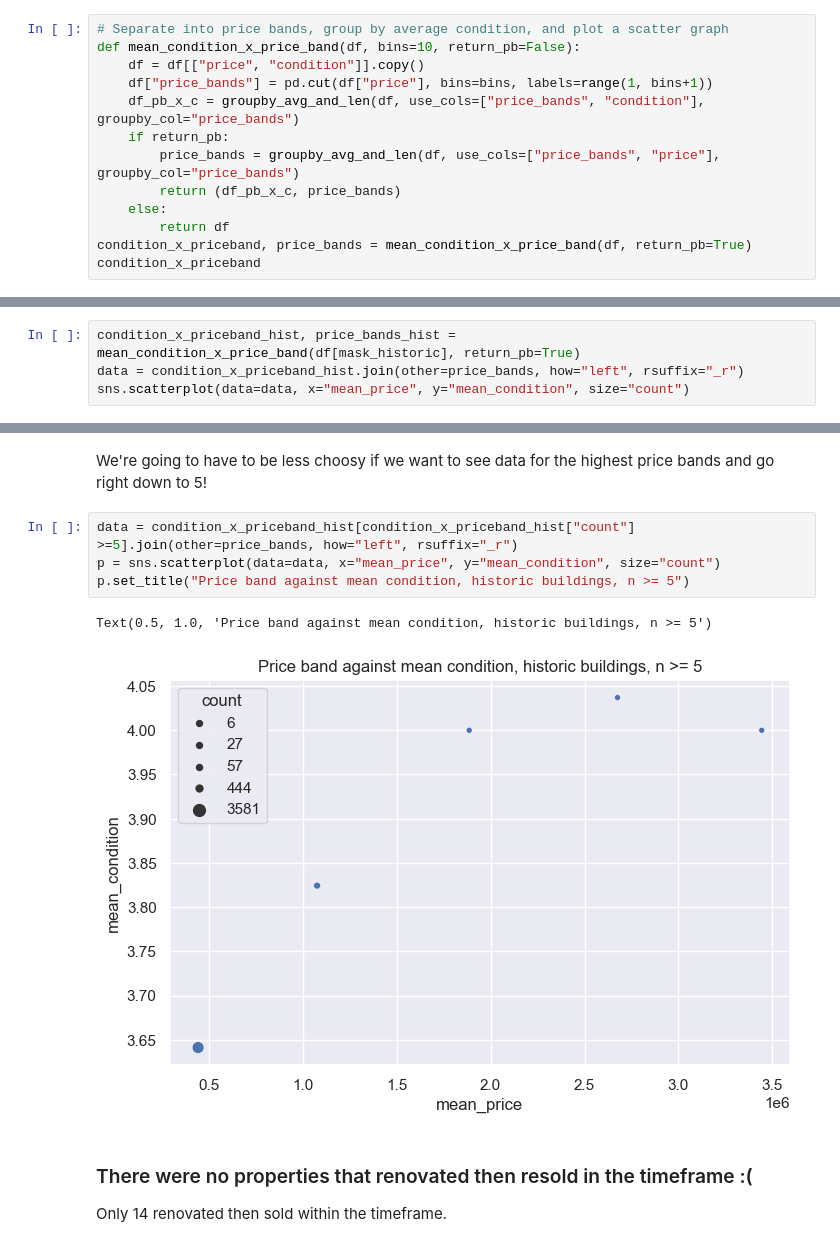
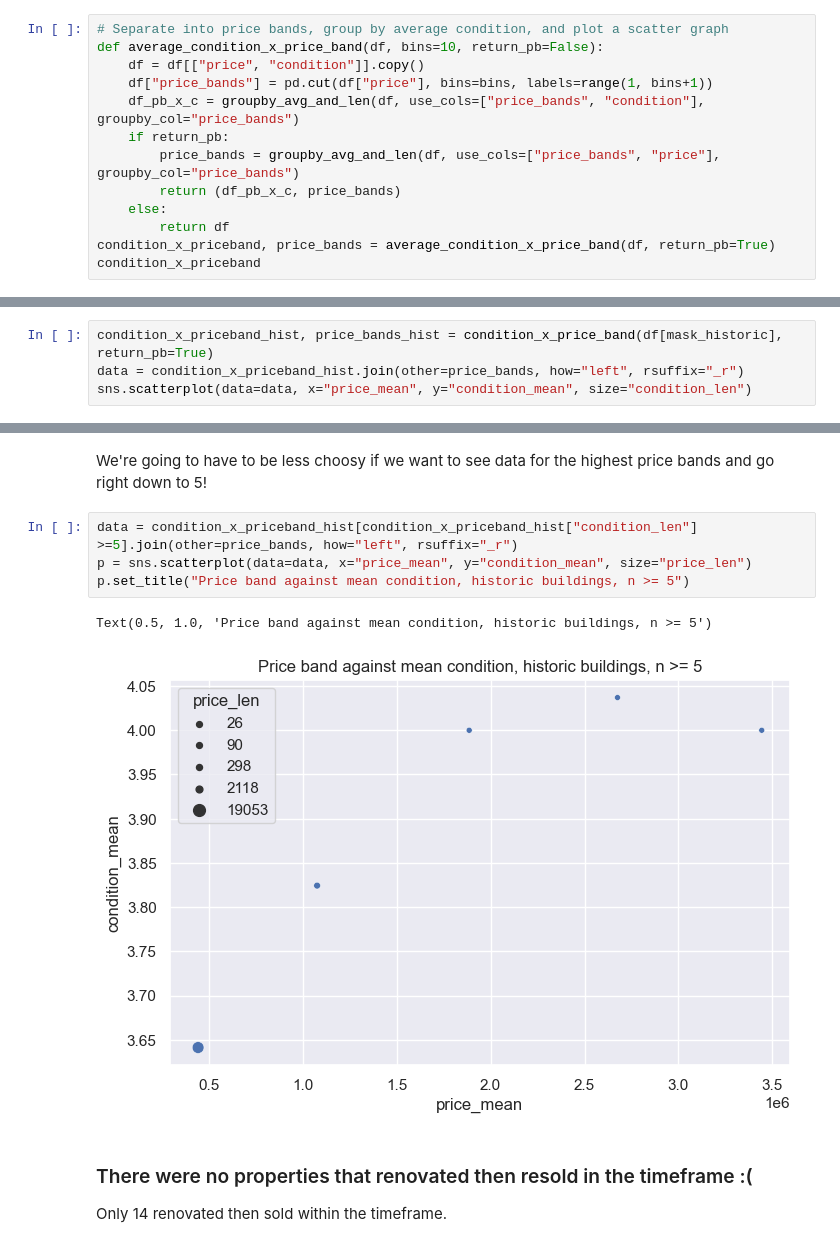
Before and after one commit to johnheaven/ds-eda-project, a Jupyter notebook: EDA.ipynb, the cells around one changed output, grey strips where cells are left out. Drawn from its saved outputs; the diff is of its cells as text.

```diff
--- a/EDA.ipynb
+++ b/EDA.ipynb
@@ -498,7 +498,7 @@ All the scattergraphs seem to show that the year or renovation/build is actually
 ### Is there any correlation between condition and price?
 # %%
 # Separate into price bands, group by average condition, and plot a scatter graph
-def mean_condition_x_price_band(df, bins=10, return_pb=False):
+def average_condition_x_price_band(df, bins=10, return_pb=False):
     df = df[["price", "condition"]].copy()
     df["price_bands"] = pd.cut(df["price"], bins=bins, labels=range(1, bins+1))
     df_pb_x_c = groupby_avg_and_len(df, use_cols=["price_bands", "condition"], groupby_col="price_bands")
@@ -507,6 +507,6 @@ def mean_condition_x_price_band(df, bins=10, return_pb=False):
         return (df_pb_x_c, price_bands)
     else:
         return df
-condition_x_priceband, price_bands = mean_condition_x_price_band(df, return_pb=True)
+condition_x_priceband, price_bands = average_condition_x_price_band(df, return_pb=True)
 condition_x_priceband
 # %% [output]
@@ -539,7 +539,7 @@ Text(0.5, 1.0, 'Price bands and their average condition rating, n >= 50')
 # %% [markdown]
 ### Correlation between condition and price for historic properties?
 # %%
-condition_x_priceband_hist, price_bands_hist = mean_condition_x_price_band(df[mask_historic], return_pb=True)
+condition_x_priceband_hist, price_bands_hist = condition_x_price_band(df[mask_historic], return_pb=True)
 data = condition_x_priceband_hist.join(other=price_bands, how="left", rsuffix="_r")
-sns.scatterplot(data=data, x="mean_price", y="mean_condition", size="count")
+sns.scatterplot(data=data, x="price_mean", y="condition_mean", size="condition_len")
 # %% [output]
@@ -565,12 +565,12 @@ price_bands_hist
 # %% [markdown]
 We're going to have to be less choosy if we want to see data for the highest price bands and go right down to 5!
 # %%
-data = condition_x_priceband_hist[condition_x_priceband_hist["count"] >=5].join(other=price_bands, how="left", rsuffix="_r")
-p = sns.scatterplot(data=data, x="mean_price", y="mean_condition", size="count")
+data = condition_x_priceband_hist[condition_x_priceband_hist["condition_len"] >=5].join(other=price_bands, how="left", rsuffix="_r")
+p = sns.scatterplot(data=data, x="price_mean", y="condition_mean", size="price_len")
 p.set_title("Price band against mean condition, historic buildings, n >= 5")
 # %% [output]
 Text(0.5, 1.0, 'Price band against mean condition, historic buildings, n >= 5')
-[figure, old version]
+[figure, new version]
 # %% [markdown]
 ### There were no properties that renovated then resold in the timeframe :(
 
```
Also changed, not shown: parts of 15 cells of this notebook, 3 other files.
